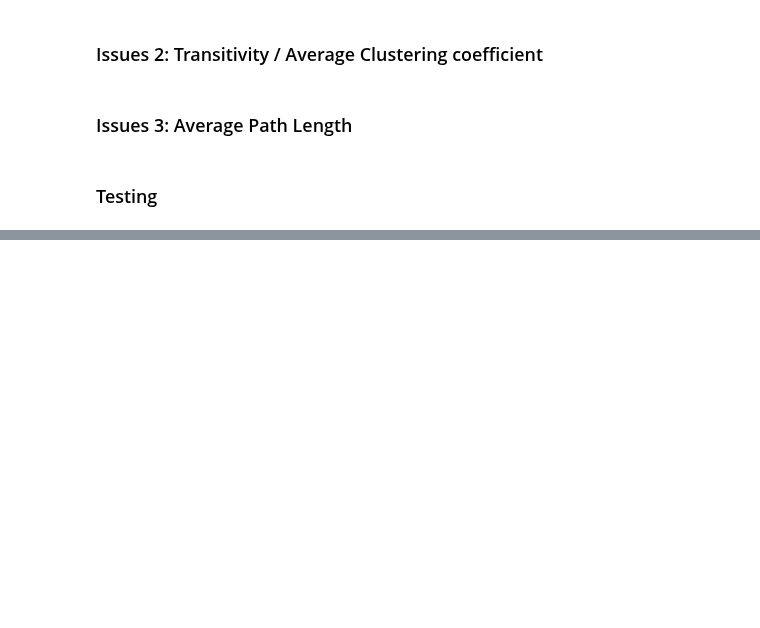
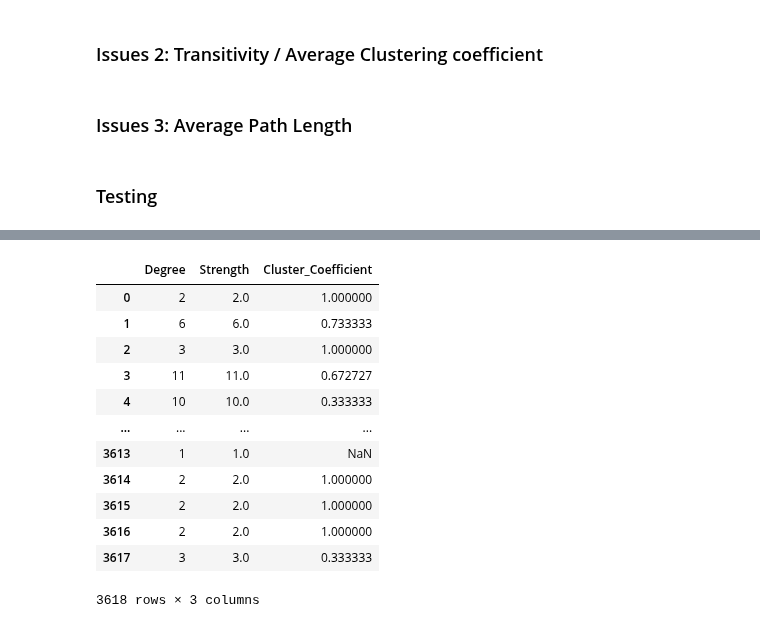
Before and after one commit to EjbejaranosAI/Complex_Networks, a Jupyter notebook: 1_Descriptors/experiments_notebook.ipynb, the cells around one changed output, grey strips where cells are left out. Saved outputs shown, nothing was run; the diff lists cells and outputs as text; code cells hidden in the pictures; blank space fills up the shorter version.

```diff
--- a/1_Descriptors/experiments_notebook.ipynb
+++ b/1_Descriptors/experiments_notebook.ipynb
@@ -206,0 +359,19 @@ KeyboardInterrupt:
+# %%
+import pandas as pd
+ports = AirportDescriptor(airports, airport_to_calculate)
+
+pd.DataFrame(ports._summary())
+# %% [output]
+|  | Degree | Strength | Cluster_Coefficient |
+| 0 | 2 | 2.0 | 1.000000 |
+| 1 | 6 | 6.0 | 0.733333 |
+| 2 | 3 | 3.0 | 1.000000 |
+| 3 | 11 | 11.0 | 0.672727 |
+| 4 | 10 | 10.0 | 0.333333 |
+| ... | ... | ... | ... |
+| 3613 | 1 | 1.0 | NaN |
+| 3614 | 2 | 2.0 | 1.000000 |
+| 3615 | 2 | 2.0 | 1.000000 |
+| 3616 | 2 | 2.0 | 1.000000 |
+| 3617 | 3 | 3.0 | 0.333333 |
+3618 rows × 3 columns
```
Also changed, not shown: parts of 26 cells of this notebook, 2 other files.
